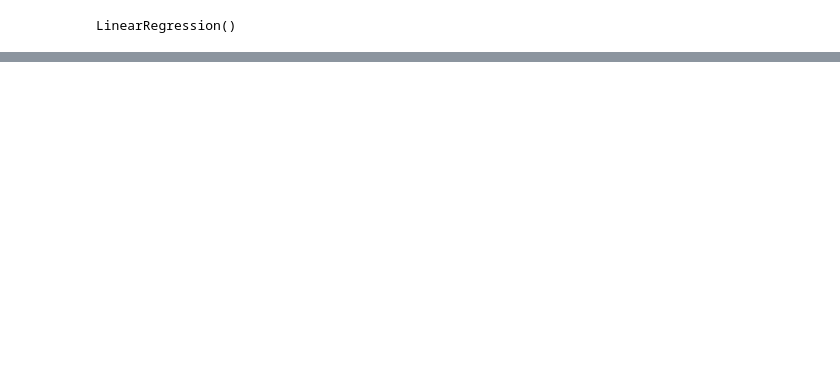
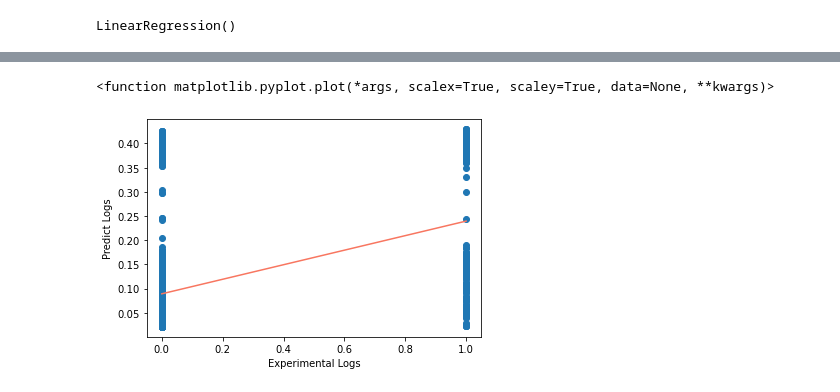
Before and after one commit to ArishMada/DisSys, a Jupyter notebook: SmartMart.ipynb, the cells around one changed output, grey strips where cells are left out. Cells and saved outputs as stored; diff of their text form; code cells hidden in the pictures; blank space fills up the shorter version.

```diff
--- a/SmartMart.ipynb
+++ b/SmartMart.ipynb
@@ -264,0 +262,17 @@ NameError: name 'model' is not defined
+# %%
+import matplotlib.pyplot as plt
+import numpy as np
+
+plt.scatter(x=y_train, y=y_rf_train_pred)
+
+z = np.polyfit(y_train,y_rf_train_pred, 1)
+p = np.poly1d(z)
+
+plt.ylabel('Predict Logs')
+plt.xlabel('Experimental Logs')
+
+plt.plot(y_train,p(y_train),'#F87660')
+plt.plot
+# %% [output]
+<function matplotlib.pyplot.plot(*args, scalex=True, scaley=True, data=None, **kwargs)>
+[figure, added]
```
Also changed, not shown: parts of 23 cells of this notebook.
